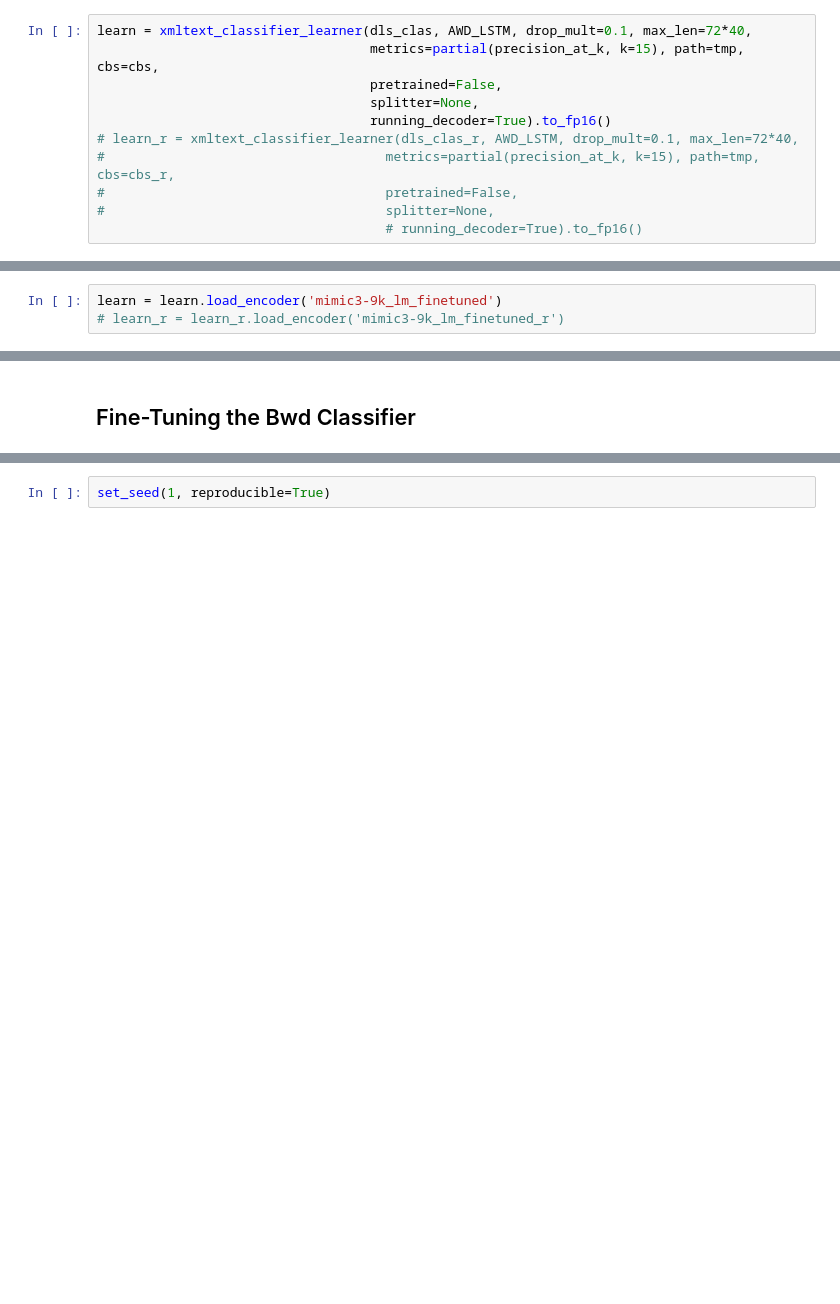
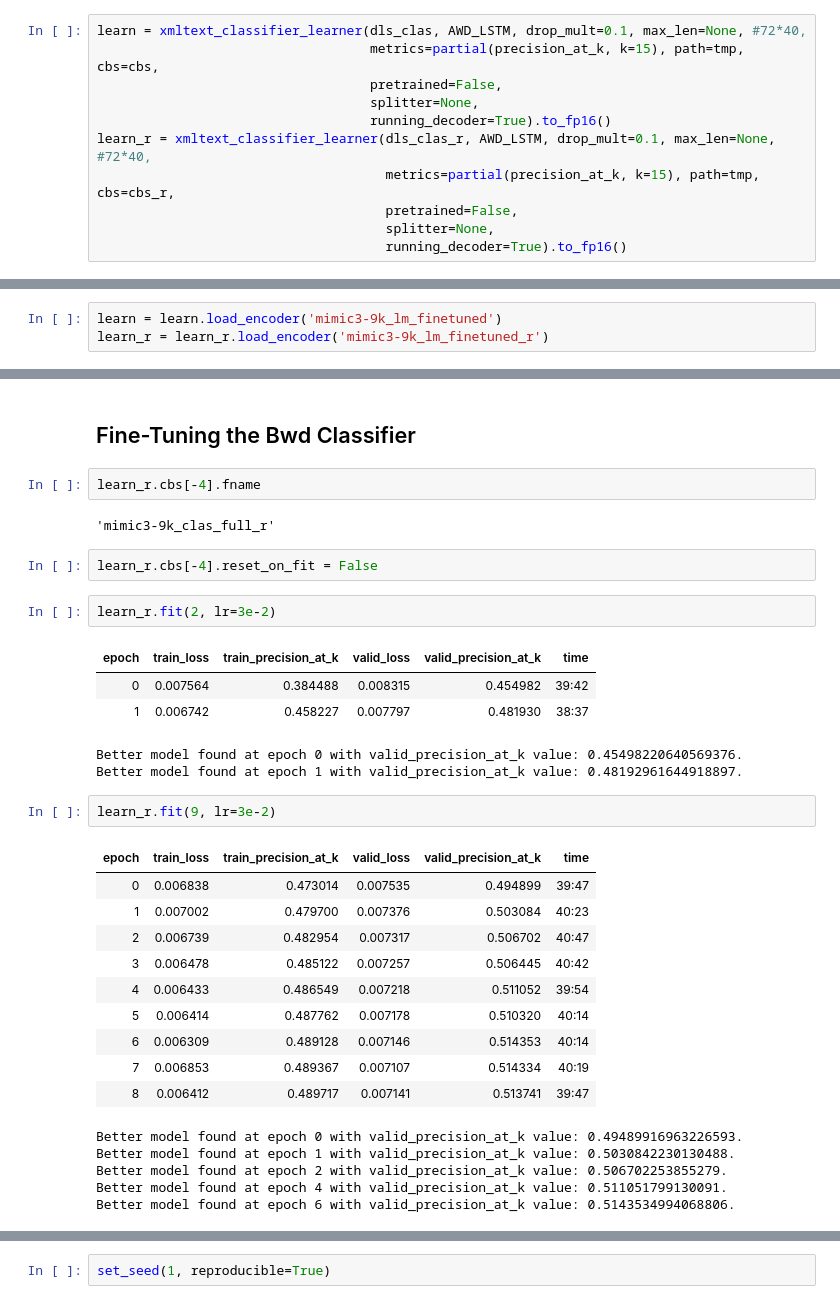
Before and after one commit to debjyotiSRoy/xcube, a Jupyter notebook: nbs/18_tutorial.train_mimic3.ipynb, the cells around one changed output, grey strips where cells are left out. Cells and saved outputs as stored; diff of their text form; blank space fills up the shorter version.

```diff
--- a/nbs/18_tutorial.train_mimic3.ipynb
+++ b/nbs/18_tutorial.train_mimic3.ipynb
@@ -718,16 +717,16 @@ Todo(Deb): Implement TTA
 - make `max_len=None` during validation
 - magnify important tokens
 # %%
-learn = xmltext_classifier_learner(dls_clas, AWD_LSTM, drop_mult=0.1, max_len=72*40,
+learn = xmltext_classifier_learner(dls_clas, AWD_LSTM, drop_mult=0.1, max_len=None, #72*40,
                                    metrics=partial(precision_at_k, k=15), path=tmp, cbs=cbs,
                                    pretrained=False,
                                    splitter=None,
                                    running_decoder=True).to_fp16()
-# learn_r = xmltext_classifier_learner(dls_clas_r, AWD_LSTM, drop_mult=0.1, max_len=72*40,
-#                                    metrics=partial(precision_at_k, k=15), path=tmp, cbs=cbs_r,
-#                                    pretrained=False,
-#                                    splitter=None,
-                                     # running_decoder=True).to_fp16()
+learn_r = xmltext_classifier_learner(dls_clas_r, AWD_LSTM, drop_mult=0.1, max_len=None, #72*40,
+                                     metrics=partial(precision_at_k, k=15), path=tmp, cbs=cbs_r,
+                                     pretrained=False,
+                                     splitter=None,
+                                     running_decoder=True).to_fp16()
 # %%
 # for i,g in enumerate(awd_lstm_xclas_split(learn.model)):
     # print(f"group: {i}, {g=}")
@@ -766,7 +767,7 @@ def after_batch(self: ProgressCallback):
 The following line essentially captures the magic of [ULMFit's](https://arxiv.org/pdf/1801.06146.pdf) transfer learning:
 # %%
 learn = learn.load_encoder('mimic3-9k_lm_finetuned')
-# learn_r = learn_r.load_encoder('mimic3-9k_lm_finetuned_r')
+learn_r = learn_r.load_encoder('mimic3-9k_lm_finetuned_r')
 # %%
 learn = learn.load_brain('mimic3-9k_tok_lbl_info', 'p_L')
 # learn_r = learn_r.load_brain('mimic3-9k_tok_lbl_info')
@@ -1373,3 +1374,35 @@ best so far = 0.29333333333333333
 best so far = 0.29333333333333333
 # %% [markdown]
 ## Fine-Tuning the Bwd Classifier
+# %%
+learn_r.cbs[-4].fname
+# %% [output]
+'mimic3-9k_clas_full_r'
+# %%
+learn_r.cbs[-4].reset_on_fit = False
+# %%
+learn_r.fit(2, lr=3e-2)
+# %% [output]
+| epoch | train_loss | train_precision_at_k | valid_loss | valid_precision_at_k | time |
+| 0 | 0.007564 | 0.384488 | 0.008315 | 0.454982 | 39:42 |
+| 1 | 0.006742 | 0.458227 | 0.007797 | 0.481930 | 38:37 |
+Better model found at epoch 0 with valid_precision_at_k value: 0.45498220640569376.
+Better model found at epoch 1 with valid_precision_at_k value: 0.48192961644918897.
+# %%
+learn_r.fit(9, lr=3e-2)
+# %% [output]
+| epoch | train_loss | train_precision_at_k | valid_loss | valid_precision_at_k | time |
+| 0 | 0.006838 | 0.473014 | 0.007535 | 0.494899 | 39:47 |
+| 1 | 0.007002 | 0.479700 | 0.007376 | 0.503084 | 40:23 |
+| 2 | 0.006739 | 0.482954 | 0.007317 | 0.506702 | 40:47 |
+| 3 | 0.006478 | 0.485122 | 0.007257 | 0.506445 | 40:42 |
+| 4 | 0.006433 | 0.486549 | 0.007218 | 0.511052 | 39:54 |
+| 5 | 0.006414 | 0.487762 | 0.007178 | 0.510320 | 40:14 |
+| 6 | 0.006309 | 0.489128 | 0.007146 | 0.514353 | 40:14 |
+| 7 | 0.006853 | 0.489367 | 0.007107 | 0.514334 | 40:19 |
+| 8 | 0.006412 | 0.489717 | 0.007141 | 0.513741 | 39:47 |
+Better model found at epoch 0 with valid_precision_at_k value: 0.49489916963226593.
+Better model found at epoch 1 with valid_precision_at_k value: 0.5030842230130488.
+Better model found at epoch 2 with valid_precision_at_k value: 0.506702253855279.
+Better model found at epoch 4 with valid_precision_at_k value: 0.511051799130091.
+Better model found at epoch 6 with valid_precision_at_k value: 0.5143534994068806.
```
Also changed, not shown: parts of 14 cells of this notebook, 4 other files.
